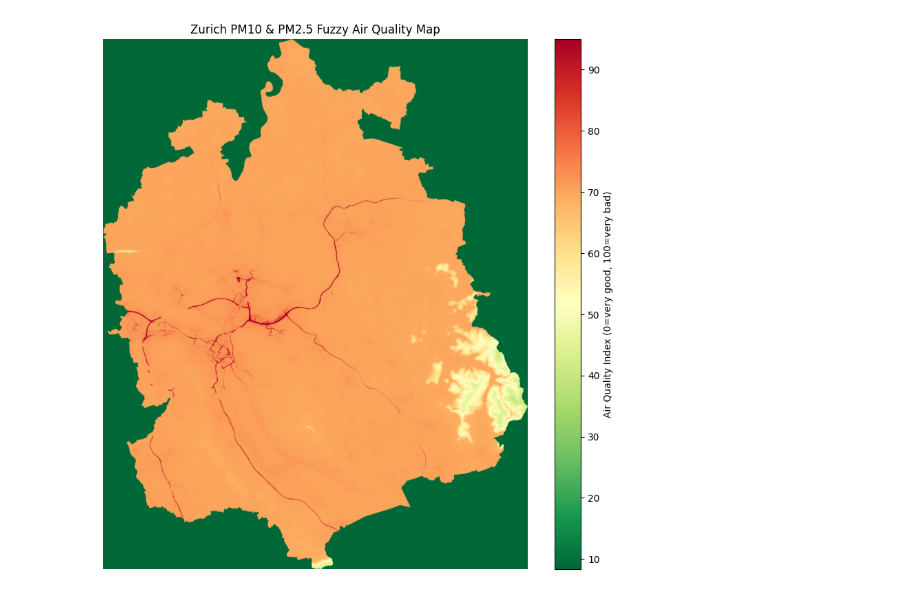
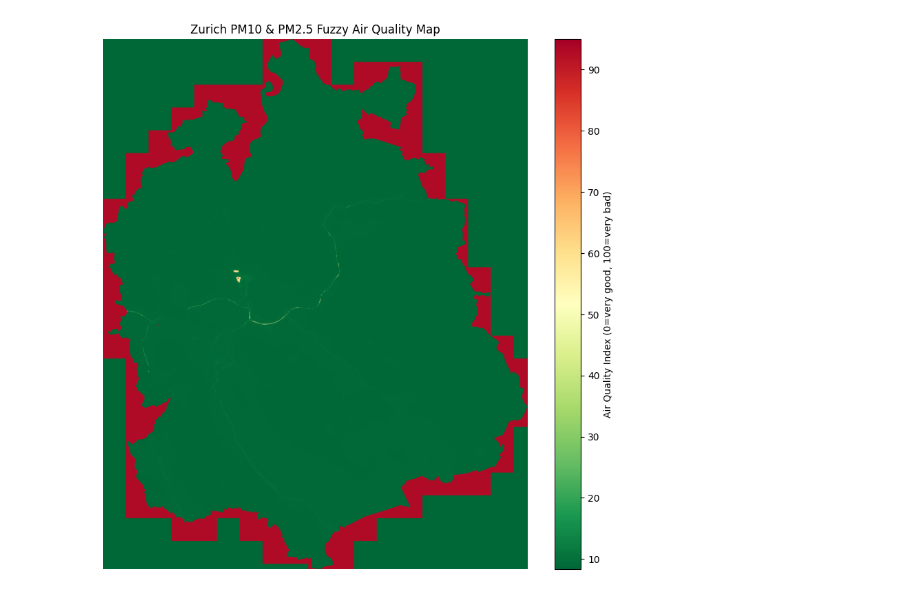
Before and after one commit to JanKoch99/urban-computing, a Jupyter notebook: fuzzy-script/FuzzyCardGenerator6.ipynb, the cells around one changed output. Cells and saved outputs as stored; diff of their text form; code cells hidden in the pictures.

```diff
--- a/fuzzy-script/FuzzyCardGenerator6.ipynb
+++ b/fuzzy-script/FuzzyCardGenerator6.ipynb
@@ -7,22 +7,31 @@ from skfuzzy import control as ctrl
 
 # --- CONFIGURATION FOR FUZZY VARIABLES ---
 # Format: input_file, max_value, variable_name, [good_range], [moderate_range], [bad_range]
+# TODO: Filter 0 and for russ 32767 (max 377)
 fuzzy_inputs = [
-    {
+    	{
         "input_file": "../geoserver_data/data/pm10.tif",
         "max_value": 400,
         "name": "pm10",
-        "good": [0, 0, 100],
-        "moderate": [80, 150, 180],
-        "bad": [150, 300, 400]
+        "good": [0, 0, 160],
+        "moderate": [150, 230, 310],
+        "bad": [300, 320, 400]
     },
-    {
+	 {
         "input_file": "../geoserver_data/data/pm25.tif",
-        "max_value": 210,
+        "max_value": 400,
         "name": "pm25",
-        "good": [0, 0, 50],
-        "moderate": [30, 60, 90],
-        "bad": [70, 150, 210]
+        "good": [0, 0, 80],
+        "moderate": [75, 160, 235],
+        "bad": [200, 240, 400]
+    },
+	{
+        "input_file": "../geoserver_data/data/russ.tif",
+        "max_value": 35000,
+        "name": "russ",
+        "good": [0, 0, 209],
+        "moderate": [205, 281, 356],
+        "bad": [350, 360, 35000]
     }
 ]
 
@@ -56,46 +65,52 @@ quality['bad'] = fuzz.trimf(quality.universe, [65, 80, 90])
 quality['very_bad'] = fuzz.trimf(quality.universe, [85, 100, 100])
 
 # --- DEFINE RULES ---
 rules = [
-    ctrl.Rule(antecedents['pm10']['good'], quality['very_good']),
-    ctrl.Rule(antecedents['pm10']['moderate'], quality['liveable']),
-    ctrl.Rule(antecedents['pm10']['bad'], quality['very_bad']),
-    ctrl.Rule(antecedents['pm25']['good'], quality['very_good']),
-    ctrl.Rule(antecedents['pm25']['moderate'], quality['liveable']),
-    ctrl.Rule(antecedents['pm25']['bad'], quality['very_bad']),
+    ctrl.Rule(antecedents['russ']['good'], quality['very_good']),
+    ctrl.Rule(antecedents['russ']['moderate'], quality['liveable']),
+    ctrl.Rule(antecedents['russ']['bad'], quality['very_bad']),
 ]
 
 quality_ctrl = ctrl.ControlSystem(rules)
 quality_sim = ctrl.ControlSystemSimulation(quality_ctrl)
 
 # --- APPLY FUZZY SYSTEM PIXEL-WISE ---
 fuzzy_map = np.zeros_like(next(iter(rasters.values())), dtype=float)
 
 # Flatten data for faster computation
-flat_data_pm10 = rasters['pm10'].flatten()
-flat_data_pm25 = rasters['pm25'].flatten()
-flat_result = np.zeros_like(flat_data_pm10, dtype=float)
+flat_data = {}
+for var in fuzzy_inputs:
+    flat_data[var["name"]] = rasters[var["name"]].flatten()
 
-for i in range(flat_data_pm10.size):
-    quality_sim.input['pm10'] = flat_data_pm10[i]
-    quality_sim.input['pm25'] = flat_data_pm25[i]
-    quality_sim.compute()
-    flat_result[i] = quality_sim.output['quality']
+first_key = next(iter(flat_data))
+flat_result = np.zeros_like(flat_data[first_key], dtype=float)
 
-fuzzy_map = flat_result.reshape(rasters['pm10'].shape)
+for i in range(flat_data[first_key].size):
+    for var in fuzzy_inputs:
+        quality_sim.input[var["name"]] = flat_data[var["name"]][i]
+
+    try:
+        quality_sim.compute()
+        flat_result[i] = quality_sim.output['quality']
+    except KeyError:
+        print(f"No output for pixel {i} with value {flat_data['russ'][i]}")
+        print(f"Quality_sim: {quality_sim}")
+        flat_result[i] = np.nan
+
+fuzzy_map = flat_result.reshape(rasters[first_key].shape)
 
 # --- SAVE AS TIF ---
 output_file = "../geoserver_data/data/zurich_fuzzy_quality.tif"
 meta.update(dtype=rasterio.float32, count=1)
 with rasterio.open(output_file, 'w', **meta) as dst:
     dst.write(fuzzy_map.astype(rasterio.float32), 1)
 
 # --- PLOT FUZZY MAP ---
 plt.figure(figsize=(10, 10))
 plt.imshow(fuzzy_map, cmap='RdYlGn_r')  # red=bad, green=good
 plt.colorbar(label='Air Quality Index (0=very good, 100=very bad)')
 plt.title("Zurich PM10 & PM2.5 Fuzzy Air Quality Map")
 plt.axis("off")
 plt.show()
 # %% [output]
-[figure, old version]
+[figure, new version]
```
Also changed, not shown: 3 other files.
